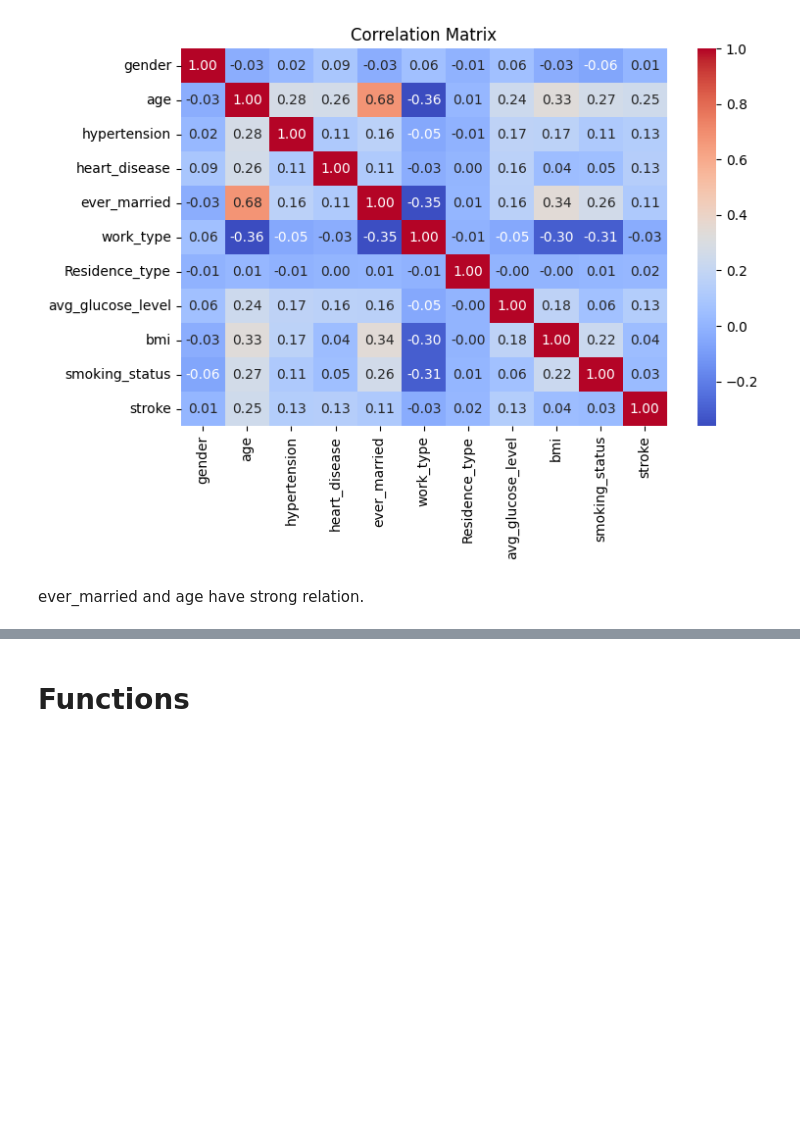
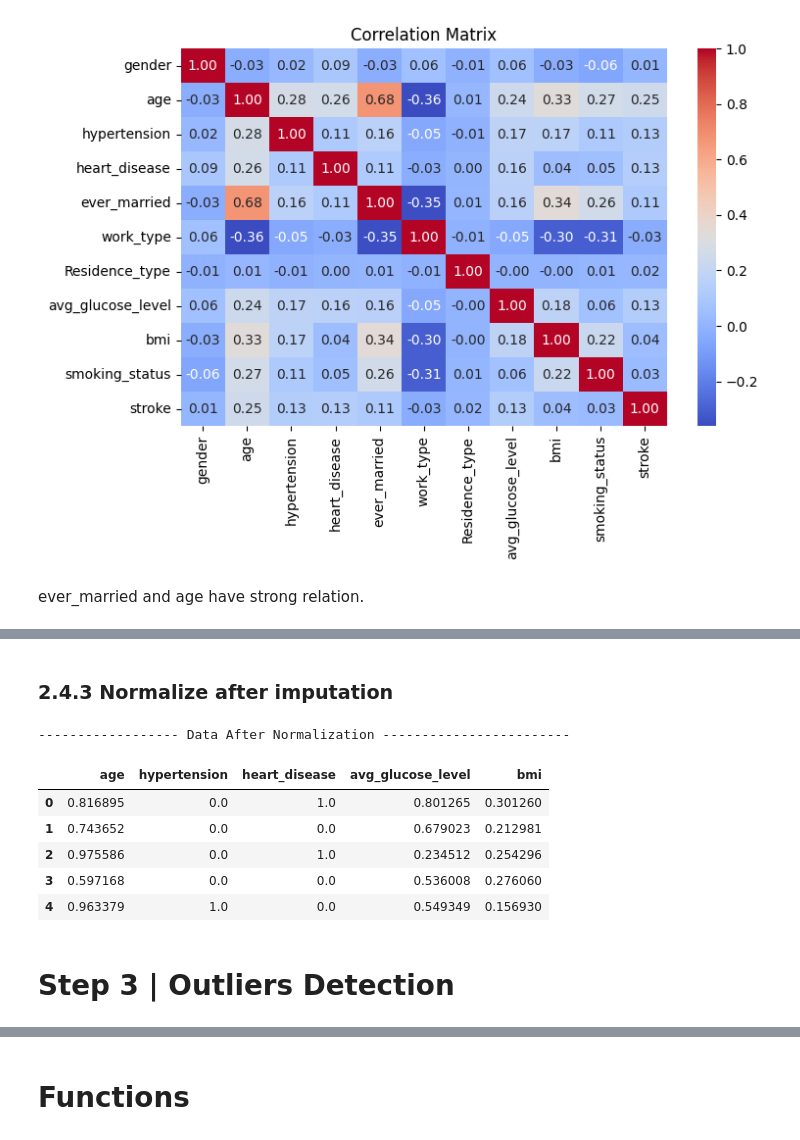
Before and after one commit to YasminaNasser/Stroke-Prediction-Data-Mining, a Jupyter notebook: Stroke_Prediction.ipynb, the cells around one changed output, grey strips where cells are left out. Cells and saved outputs as stored; diff of their text form; code cells hidden in the pictures; blank space fills up the shorter version.

```diff
--- a/Stroke_Prediction.ipynb
+++ b/Stroke_Prediction.ipynb
@@ -232,0 +305,22 @@ No exact duplicate rows found.
+# %% [markdown]
+### 2.4.3 Normalize after imputation
+# %%
+# Normalize the data to a range of [0, 1]
+normalizer = MinMaxScaler(feature_range=(0, 1))
+dataframe_N_normalized = normalizer.fit_transform(dataframe_N_imputed)
+
+# Convert the normalized array back to a DataFrame with the original column names
+dataframe_N_normalized = pd.DataFrame(dataframe_N_normalized, columns=numerical_features)
+
+print("------------------ Data After Normalization ------------------------")
+dataframe_N_normalized.head()
+# %% [output]
+------------------ Data After Normalization ------------------------
+|  | age | hypertension | heart_disease | avg_glucose_level | bmi |
+| 0 | 0.816895 | 0.0 | 1.0 | 0.801265 | 0.301260 |
+| 1 | 0.743652 | 0.0 | 0.0 | 0.679023 | 0.212981 |
+| 2 | 0.975586 | 0.0 | 1.0 | 0.234512 | 0.254296 |
+| 3 | 0.597168 | 0.0 | 0.0 | 0.536008 | 0.276060 |
+| 4 | 0.963379 | 1.0 | 0.0 | 0.549349 | 0.156930 |
+# %% [markdown]
+# Step 3 | Outliers Detection
```
Also changed, not shown: parts of 48 cells of this notebook.
